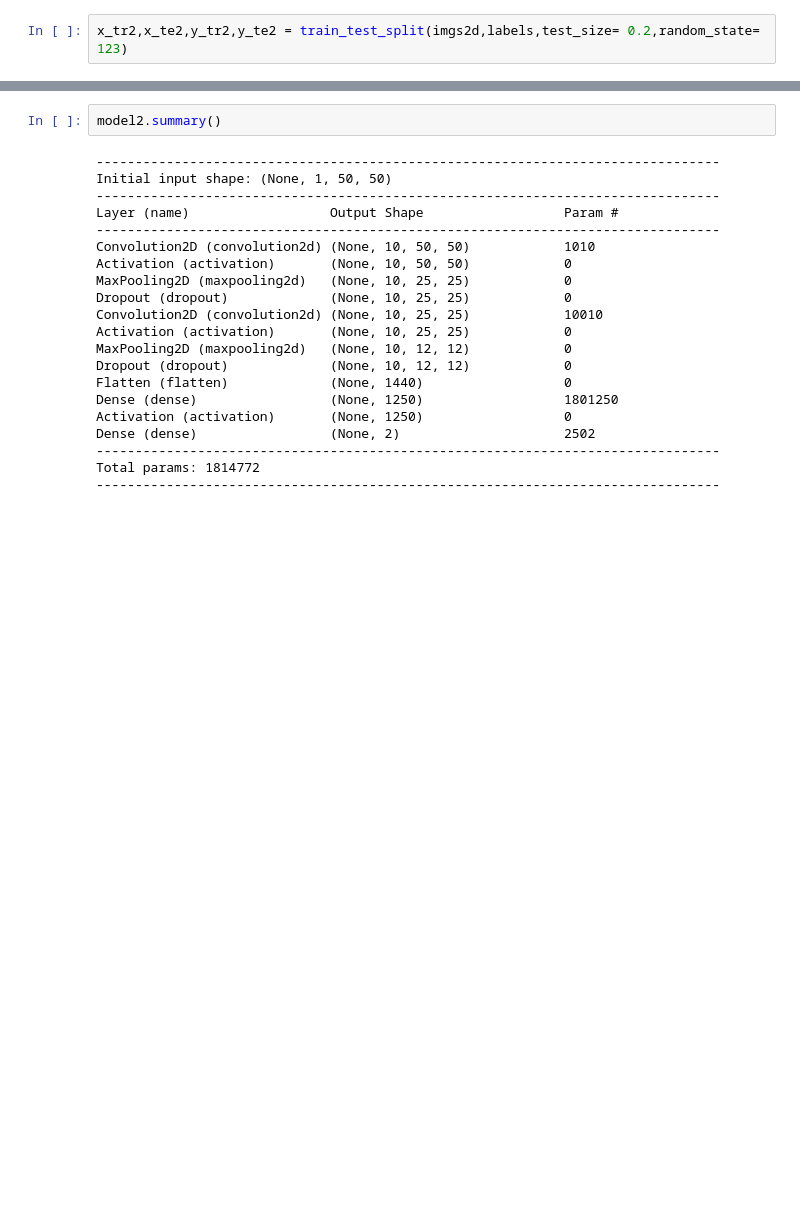
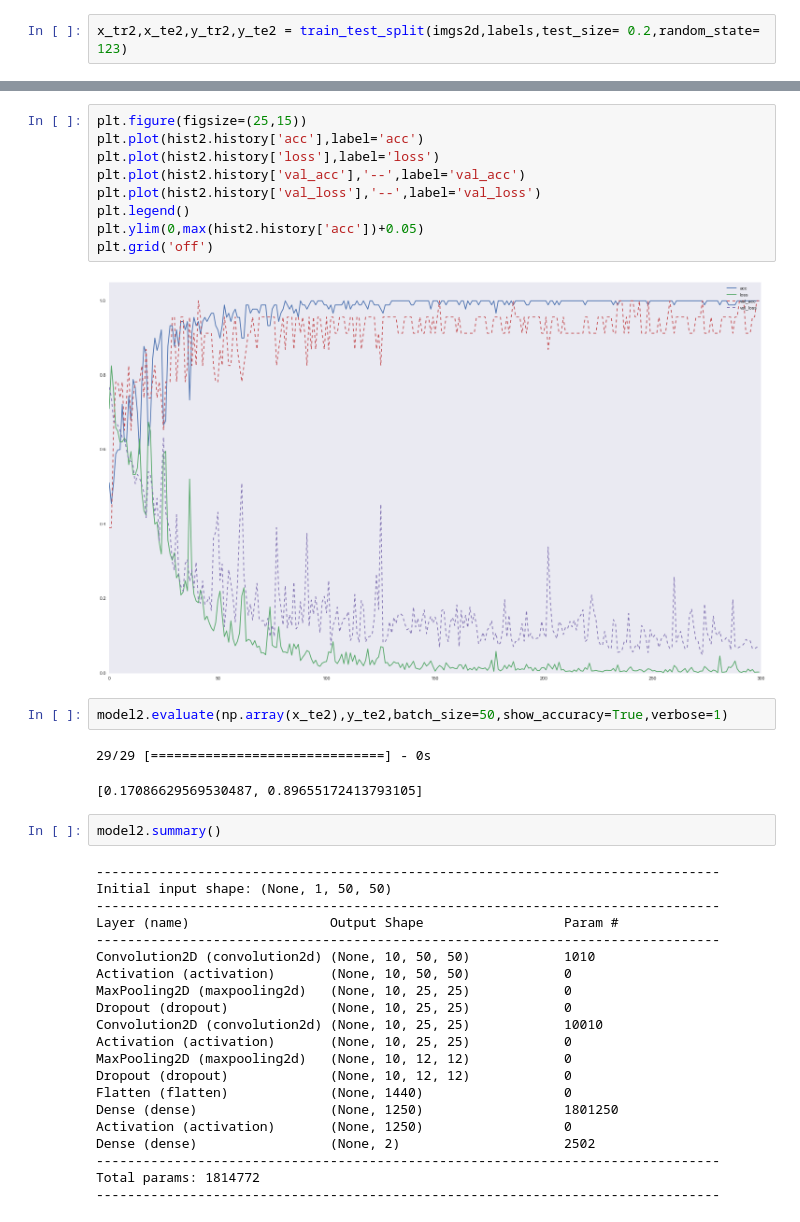
Before and after one commit to visionbang/mach_image_proc, a Jupyter notebook: theano_sandbox.ipynb, the cells around one changed output, grey strips where cells are left out. Saved outputs shown, nothing was run; the diff lists cells and outputs as text; blank space fills up the shorter version.

```diff
--- a/theano_sandbox.ipynb
+++ b/theano_sandbox.ipynb
@@ -179,3 +190,19 @@ Wall time: 1min 44s
+# %%
+plt.figure(figsize=(25,15))
+plt.plot(hist2.history['acc'],label='acc')
+plt.plot(hist2.history['loss'],label='loss')
+plt.plot(hist2.history['val_acc'],'--',label='val_acc')
+plt.plot(hist2.history['val_loss'],'--',label='val_loss')
+plt.legend()
+plt.ylim(0,max(hist2.history['acc'])+0.05)
+plt.grid('off')
+# %% [output]
+[figure, added]
+# %%
+model2.evaluate(np.array(x_te2),y_te2,batch_size=50,show_accuracy=True,verbose=1)
+# %% [output]
+29/29 [==============================] - 0s
+[0.17086629569530487, 0.89655172413793105]
 # %%
 model2.summary()
 # %% [output]
```
Also changed, not shown: parts of 87 cells of this notebook, 1 other file.
